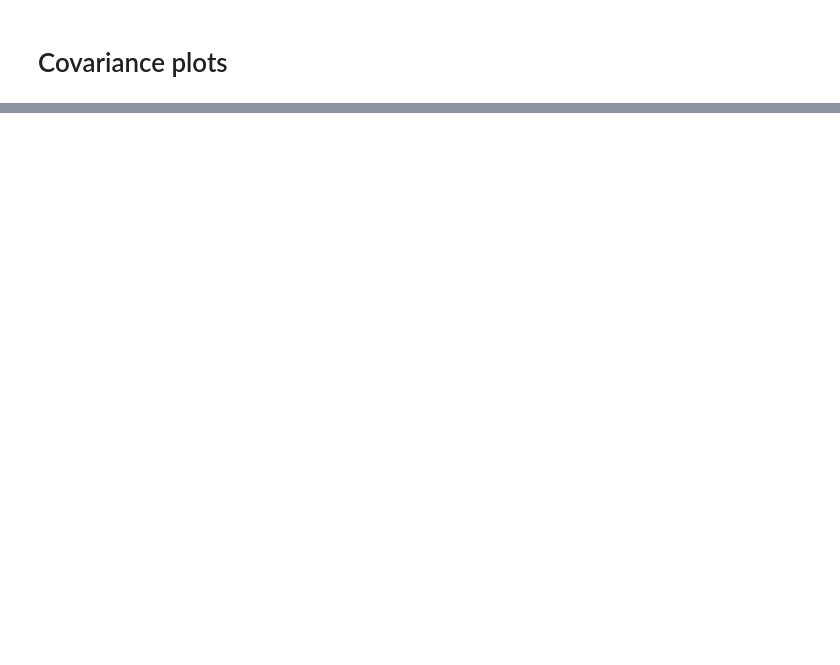
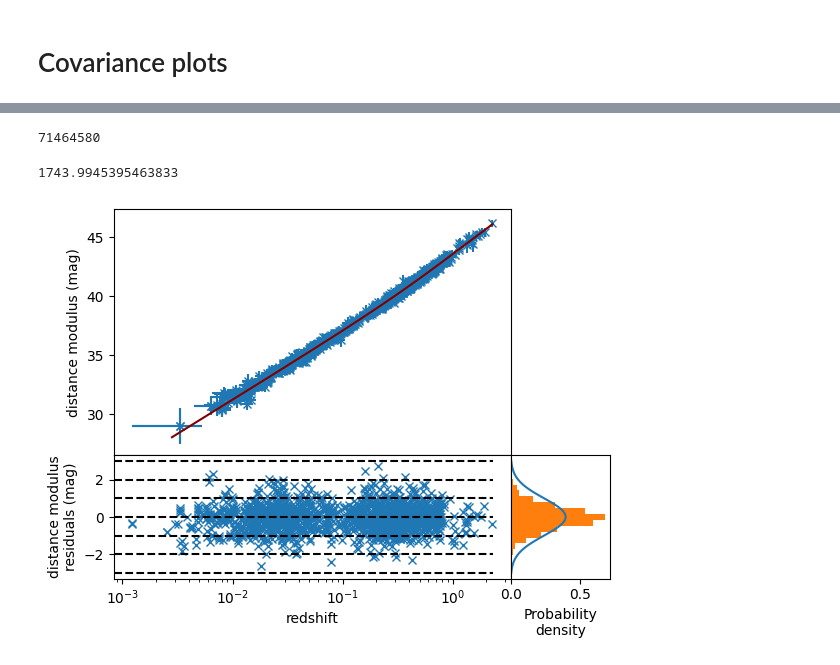
Before and after one commit to LightningMinion/Supernova-Cosmology, a Jupyter notebook: extension-code.ipynb, the cells around one changed output, grey strips where cells are left out. Cells and saved outputs as stored; diff of their text form; code cells hidden in the pictures; blank space fills up the shorter version.

```diff
--- a/extension-code.ipynb
+++ b/extension-code.ipynb
@@ -237,0 +225,53 @@ $H_{0} (kms^{-1}Mpc^{-1})$: 79.99045822182751, 9.57729885020953, 0.0095143886061
+# %%
+omega_k_model = np.percentile(flat_samples[:, 0], [50])
+omega_M_model = np.percentile(flat_samples[:, 1], [50])
+omega_DE_model = np.percentile(flat_samples[:, 2], [50])
+H0_model = np.percentile(flat_samples[:, 3], [50])
+a = np.array([99, 50, 865])
+b = np.array([[565, 222, 4], [254, 125, 45], [125, 747, 24]])
+np.matmul(np.matmul(a, b), a)
+# %% [output]
+71464580
+# %%
+model_z = np.linspace(0.001, 2.3, 1000)
+model_mu = dist_modulus(model_z, omega_k_model, omega_M_model, omega_DE_model, H0_model)
+bad_mu = dist_modulus(model_z, 0, 0.334, 0.666, 73.6)
+resids = sn_mu - dist_modulus(sn_z, 0, 0.334, 0.666, 73.6)
+chisqval = np.matmul(np.matmul(resids, covmat_inv), resids) # need to double check this
+
+
+fig, axs = plt.subplots(2, 2, width_ratios=[4,1], height_ratios=[2,1])
+axs[0,0].plot(model_z, model_mu, color = "maroon", zorder = 2)
+#axs[0,0].plot(model_z, bad_mu, color = "g", zorder = 3)
+
+axs[0,0].errorbar(sn_z, sn_mu, xerr=sn_z_err, yerr = sn_mu_err, marker = "x", linestyle = 'None', zorder = 1)
+#axs[0,0].fill_between(trial_z, trial_mag_lower, trial_mag_upper, color = "purple", alpha = 0.75, label = "high z model")
+#axs[0].errorbar(sn_z_far, sn_mag_far, yerr=sn_mag_err_far, marker = "x", linestyle = 'None', color = "blue", label = "distant SN")
+axs[1,0].hlines(1,0,2.3, linestyle = "--", color = "black")
+axs[1,0].hlines(2,0,2.3, linestyle = "--", color = "black")
+norm_resids = (dist_modulus(sn_z, omega_k_model, omega_M_model, omega_DE_model, H0_model) - sn_mu)/sn_mu_err
+print(chisqval)
+axs[1,0].errorbar(sn_z, norm_resids, marker = "x", linestyle = 'None', zorder = 1)
+axs[1,0].hlines(3,0,2.3, linestyle = "--", color = "black")
+axs[1,0].hlines(-1,0,2.3, linestyle = "--", color = "black")
+axs[1,0].hlines(-2,0,2.3, linestyle = "--", color = "black")
+axs[1,0].hlines(-3,0,2.3, linestyle = "--", color = "black")
+axs[1,0].hlines(0,0,2.3, linestyle = "--", color = "black", zorder = 2)
+axs[1,0].set_xlabel("redshift")
+axs[0,0].set_ylabel("distance modulus (mag)")
+axs[1,0].set_ylabel("distance modulus\nresiduals (mag)")
+fig.subplots_adjust(hspace=0)
+fig.subplots_adjust(wspace=0)
+#axs[0,0].invert_yaxis()
+axs[0,0].set_xscale("log")
+axs[1,0].set_xscale("log")
+axs[0,1].remove()
+axs[1,1].get_yaxis().set_visible(False)
+xs = np.linspace(-3,3)
+axs[1,1].plot(scp.stats.norm.pdf(xs, 0, 1), xs)
+axs[1,1].set_xlabel("Probability\ndensity")
+axs[1,1].hist(norm_resids, density = True, orientation = u'horizontal', bins = np.linspace(-3, 3, 20))
+plt.show()
+# %% [output]
+1743.9945395463833
+[figure, added]
```
Also changed, not shown: parts of 11 cells of this notebook, 5 other files.
